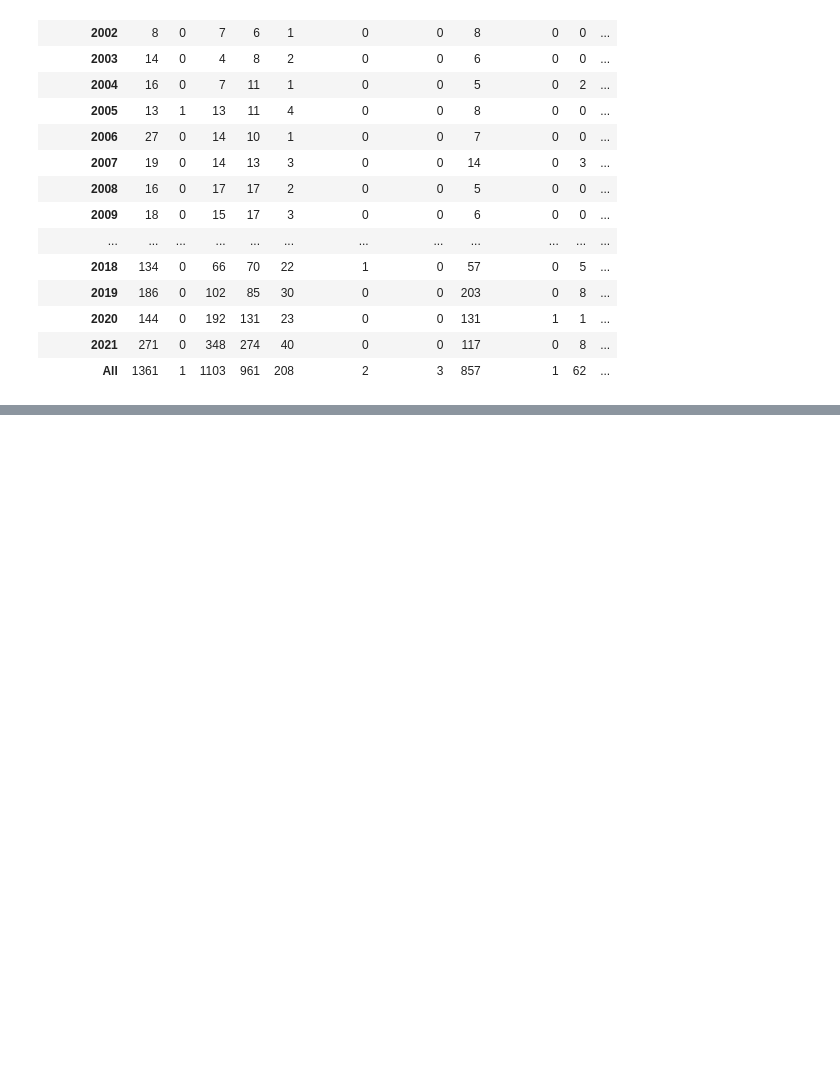
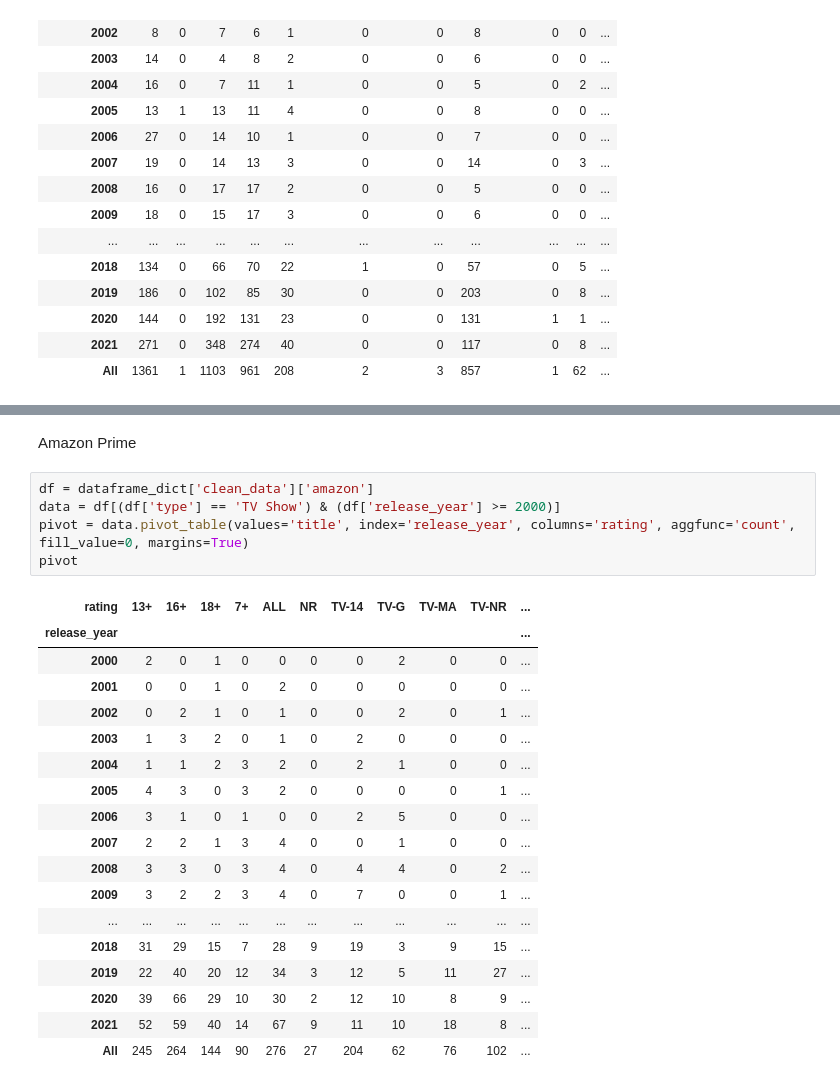
Before and after one commit to EMGuyant/streaming_service_analysis, a Jupyter notebook: streaming_services_analysis.ipynb, the cells around one changed output, grey strips where cells are left out. Drawn from its saved outputs; the diff is of its cells as text; blank space fills up the shorter version.

```diff
--- a/streaming_services_analysis.ipynb
+++ b/streaming_services_analysis.ipynb
@@ -721,0 +820,26 @@ for i in range(len(dataframe_dict['clean_data'])):
+# %% [markdown]
+Amazon Prime
+# %%
+df = dataframe_dict['clean_data']['amazon']
+data = df[(df['type'] == 'TV Show') & (df['release_year'] >= 2000)]
+pivot = data.pivot_table(values='title', index='release_year', columns='rating', aggfunc='count', fill_value=0, margins=True)
+pivot
+# %% [output]
+| rating | 13+ | 16+ | 18+ | 7+ | ALL | NR | TV-14 | TV-G | TV-MA | TV-NR | ... |
+| release_year |  |  |  |  |  |  |  |  |  |  | ... |
+| 2000 | 2 | 0 | 1 | 0 | 0 | 0 | 0 | 2 | 0 | 0 | ... |
+| 2001 | 0 | 0 | 1 | 0 | 2 | 0 | 0 | 0 | 0 | 0 | ... |
+| 2002 | 0 | 2 | 1 | 0 | 1 | 0 | 0 | 2 | 0 | 1 | ... |
+| 2003 | 1 | 3 | 2 | 0 | 1 | 0 | 2 | 0 | 0 | 0 | ... |
+| 2004 | 1 | 1 | 2 | 3 | 2 | 0 | 2 | 1 | 0 | 0 | ... |
+| 2005 | 4 | 3 | 0 | 3 | 2 | 0 | 0 | 0 | 0 | 1 | ... |
+| 2006 | 3 | 1 | 0 | 1 | 0 | 0 | 2 | 5 | 0 | 0 | ... |
+| 2007 | 2 | 2 | 1 | 3 | 4 | 0 | 0 | 1 | 0 | 0 | ... |
+| 2008 | 3 | 3 | 0 | 3 | 4 | 0 | 4 | 4 | 0 | 2 | ... |
+| 2009 | 3 | 2 | 2 | 3 | 4 | 0 | 7 | 0 | 0 | 1 | ... |
+| ... | ... | ... | ... | ... | ... | ... | ... | ... | ... | ... | ... |
+| 2018 | 31 | 29 | 15 | 7 | 28 | 9 | 19 | 3 | 9 | 15 | ... |
+| 2019 | 22 | 40 | 20 | 12 | 34 | 3 | 12 | 5 | 11 | 27 | ... |
+| 2020 | 39 | 66 | 29 | 10 | 30 | 2 | 12 | 10 | 8 | 9 | ... |
+| 2021 | 52 | 59 | 40 | 14 | 67 | 9 | 11 | 10 | 18 | 8 | ... |
+| All | 245 | 264 | 144 | 90 | 276 | 27 | 204 | 62 | 76 | 102 | ... |
```
Also changed, not shown: parts of 14 cells of this notebook.
